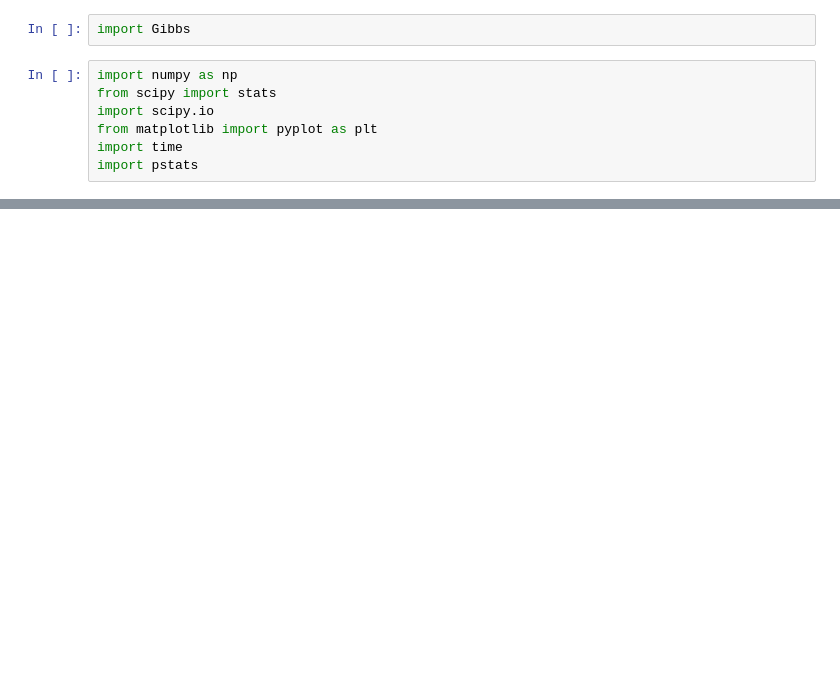
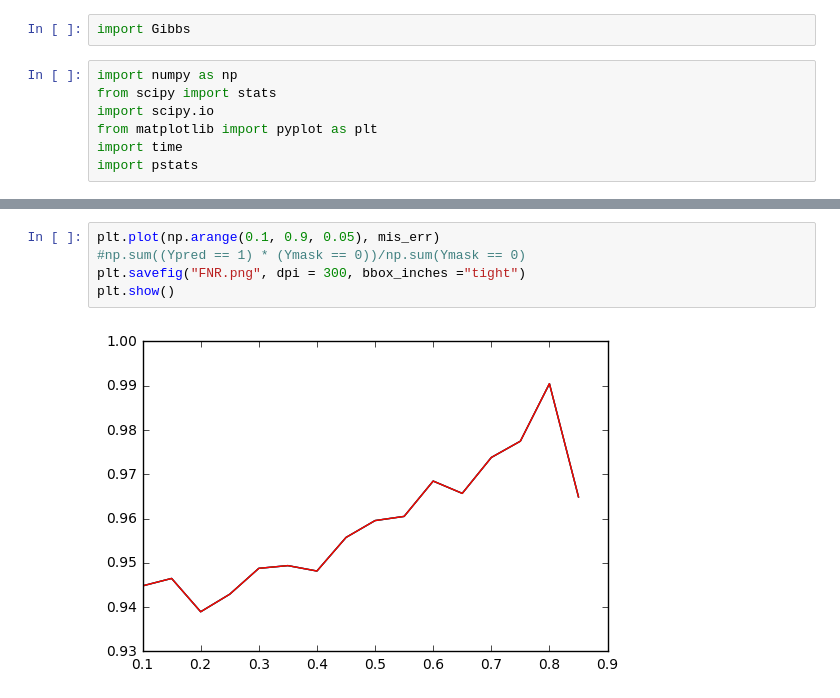
Before and after one commit to xiyanghu/STA663_FinalProject_GCHMM, a Jupyter notebook: Packages/Gibbs/example.ipynb, the cells around one changed output, grey strips where cells are left out. Saved outputs shown, nothing was run; the diff lists cells and outputs as text; blank space fills up the shorter version.

```diff
--- a/Packages/Gibbs/example.ipynb
+++ b/Packages/Gibbs/example.ipynb
@@ -32,0 +49,7 @@ plt.show()
+# %%
+plt.plot(np.arange(0.1, 0.9, 0.05), mis_err)
+#np.sum((Ypred == 1) * (Ymask == 0))/np.sum(Ymask == 0)
+plt.savefig("FNR.png", dpi = 300, bbox_inches ="tight")
+plt.show()
+# %% [output]
+[figure, added]
```
Also changed, not shown: parts of 9 cells of this notebook, 7 other files.
